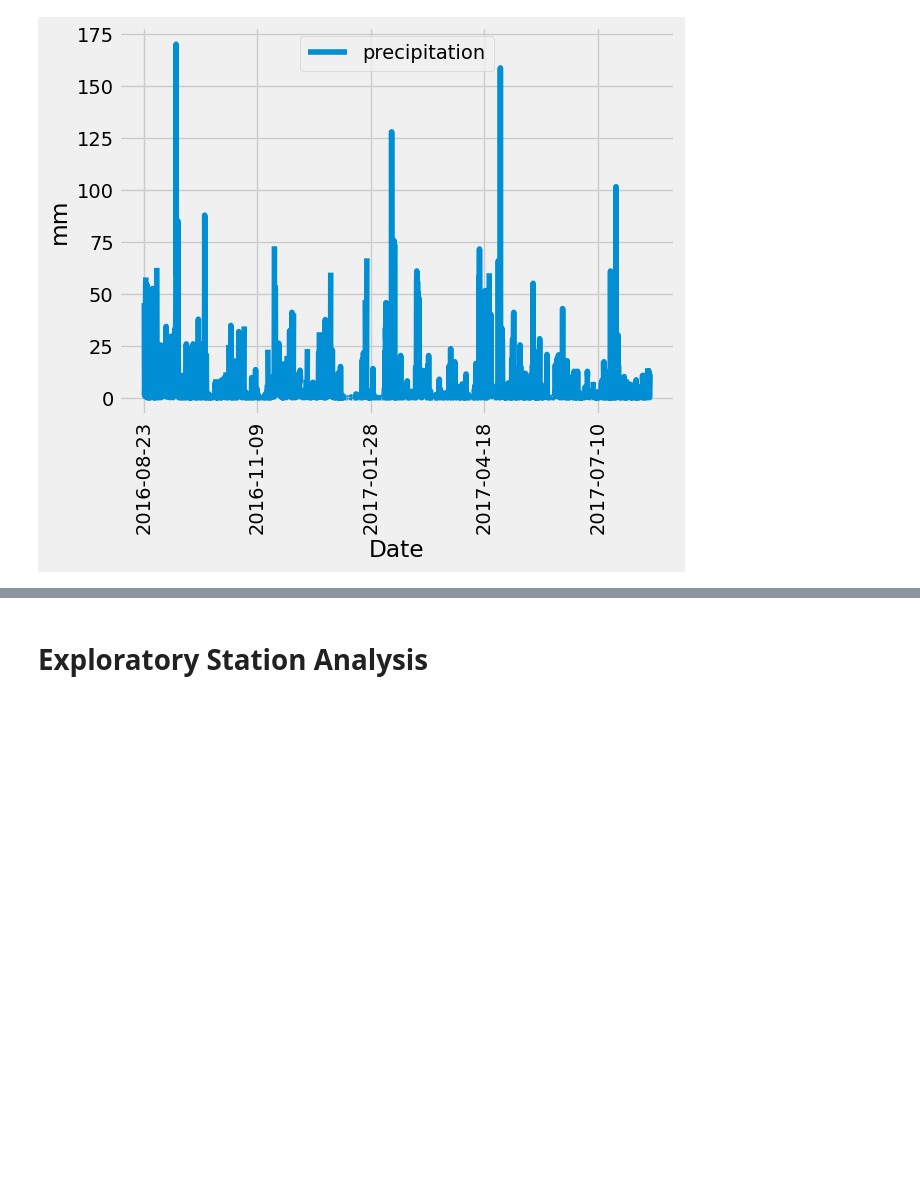
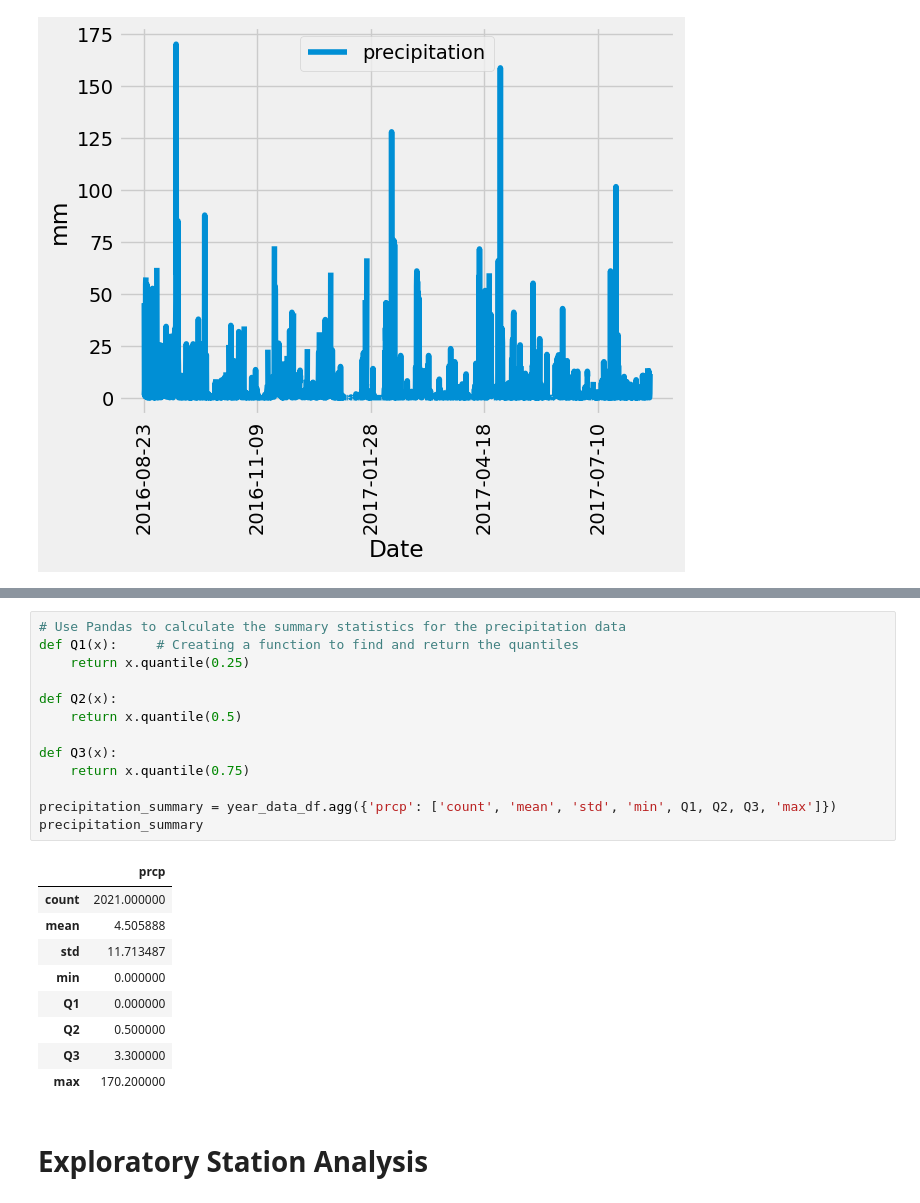
Before and after one commit to ljulbrich/sqlalchemy-challenge, a Jupyter notebook: SurfsUp/climate_starter.ipynb, the cells around one changed output, grey strips where cells are left out. Saved outputs shown, nothing was run; the diff lists cells and outputs as text; blank space fills up the shorter version.

```diff
--- a/SurfsUp/climate_starter.ipynb
+++ b/SurfsUp/climate_starter.ipynb
@@ -118,3 +106,26 @@ Text(0, 0.5, 'mm')
+# %%
+# Use Pandas to calculate the summary statistics for the precipitation data
+def Q1(x):     # Creating a function to find and return the quantiles
+    return x.quantile(0.25)
+
+def Q2(x):
+    return x.quantile(0.5)
+
+def Q3(x):
+    return x.quantile(0.75)
+
+precipitation_summary = year_data_df.agg({'prcp': ['count', 'mean', 'std', 'min', Q1, Q2, Q3, 'max']})
+precipitation_summary
+# %% [output]
+|  | prcp |
+| count | 2021.000000 |
+| mean | 4.505888 |
+| std | 11.713487 |
+| min | 0.000000 |
+| Q1 | 0.000000 |
+| Q2 | 0.500000 |
+| Q3 | 3.300000 |
+| max | 170.200000 |
 # %% [markdown]
 # Exploratory Station Analysis
 # %%
```
Also changed, not shown: parts of 4 cells of this notebook.
